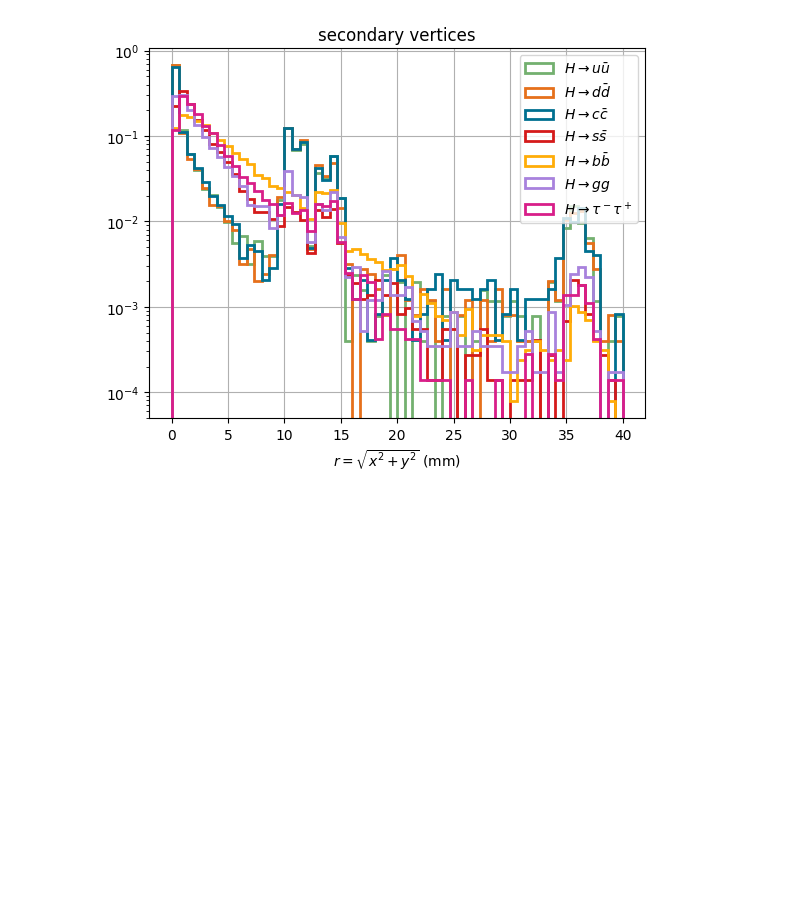
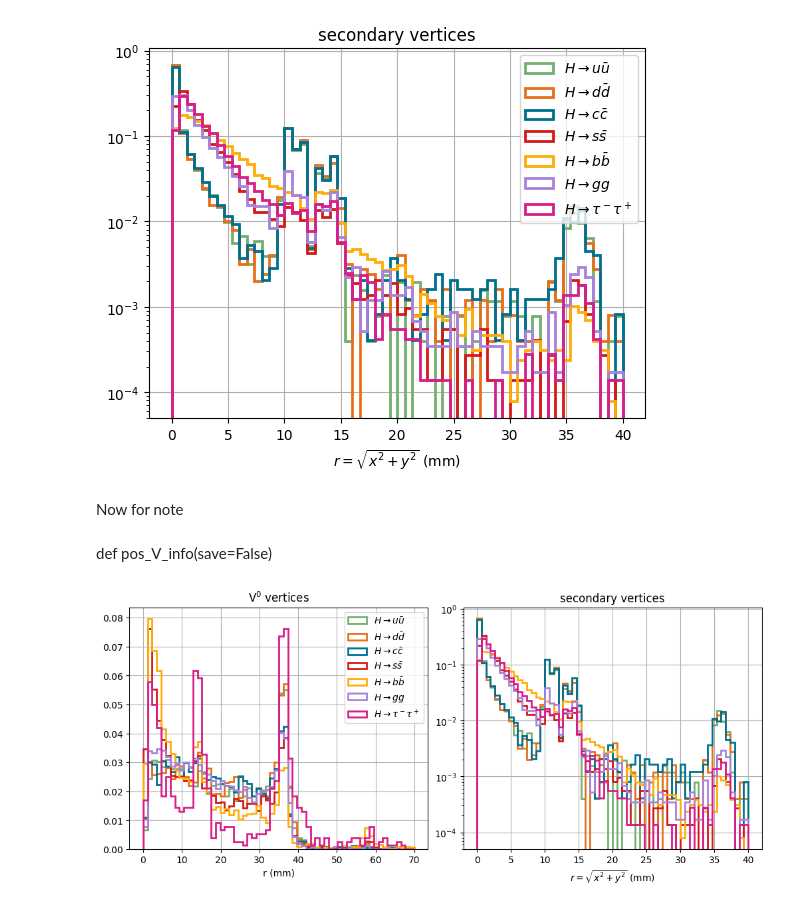
Before and after one commit to saracreates/TaggingResults, a Jupyter notebook: Hbb-vertices.ipynb, the cells around one changed output. Saved outputs shown, nothing was run; the diff lists cells and outputs as text; code cells hidden in the pictures; blank space fills up the shorter version.

```diff
--- a/Hbb-vertices.ipynb
+++ b/Hbb-vertices.ipynb
@@ -317,3 +317,40 @@ plt.legend(loc="upper right")
 plt.show()
 # %% [output]
 [figure]
+# %% [markdown]
+Now for note
+# %% [markdown]
+def pos_V_info(save=False)
+# %%
+def pos_V_info(save=False):
+    fig, ax = plt.subplots(1, 2, figsize=(10, 4.5), constrained_layout=True)
+    labels = [r'$ H \rightarrow u \bar{u}$', r'$ H \rightarrow d \bar{d}$', r'$ H \rightarrow c \bar{c}$', r'$ H \rightarrow s \bar{s}$', r'$ H \rightarrow b \bar{b}$', r'$ H \rightarrow g g$', r'$ H \rightarrow \tau^- \tau^+$']
+    bins = 60
+
+    # V0
+    for i, k in enumerate(dic.keys()):
+        r2 = np.sqrt(dic_V0[k]["x"]**2 + dic_V0[k]["y"]**2)
+        ax[0].hist(r2, bins=bins, histtype='step', linewidth=2.0, label=labels[i], range=[0, 70], density=True)
+        #ax[0].yscale("log")
+    ax[0].set_title(r"V$^0$ vertices")
+    ax[0].set_xlabel("r (mm)")
+    ax[0].grid()
+    ax[0].legend()
+
+    # SV
+    for i, k in enumerate(dic.keys()):
+        r2 = np.sqrt(dic_SV[k]["x"]**2 + dic_SV[k]["y"]**2)
+        ax[1].hist(r2, bins=bins, histtype='step', linewidth=2.0, range=[0, 40], density=True)
+        ax[1].set_yscale("log")
+    ax[1].set_title("secondary vertices")
+    ax[1].set_xlabel(r"$r = \sqrt{x^2 + y^2}$ (mm)")
+    ax[1].grid()
+    #ax[1].legend(loc="upper right")
+
+    if save:
+        plt.savefig('./plots-for-FCC-note/fullSimCLD-Vinfo_pos.pdf')
+    plt.show()
+# %%
+pos_V_info(save=True)
+# %% [output]
+[figure, added]
```
Also changed, not shown: 5 other files.
